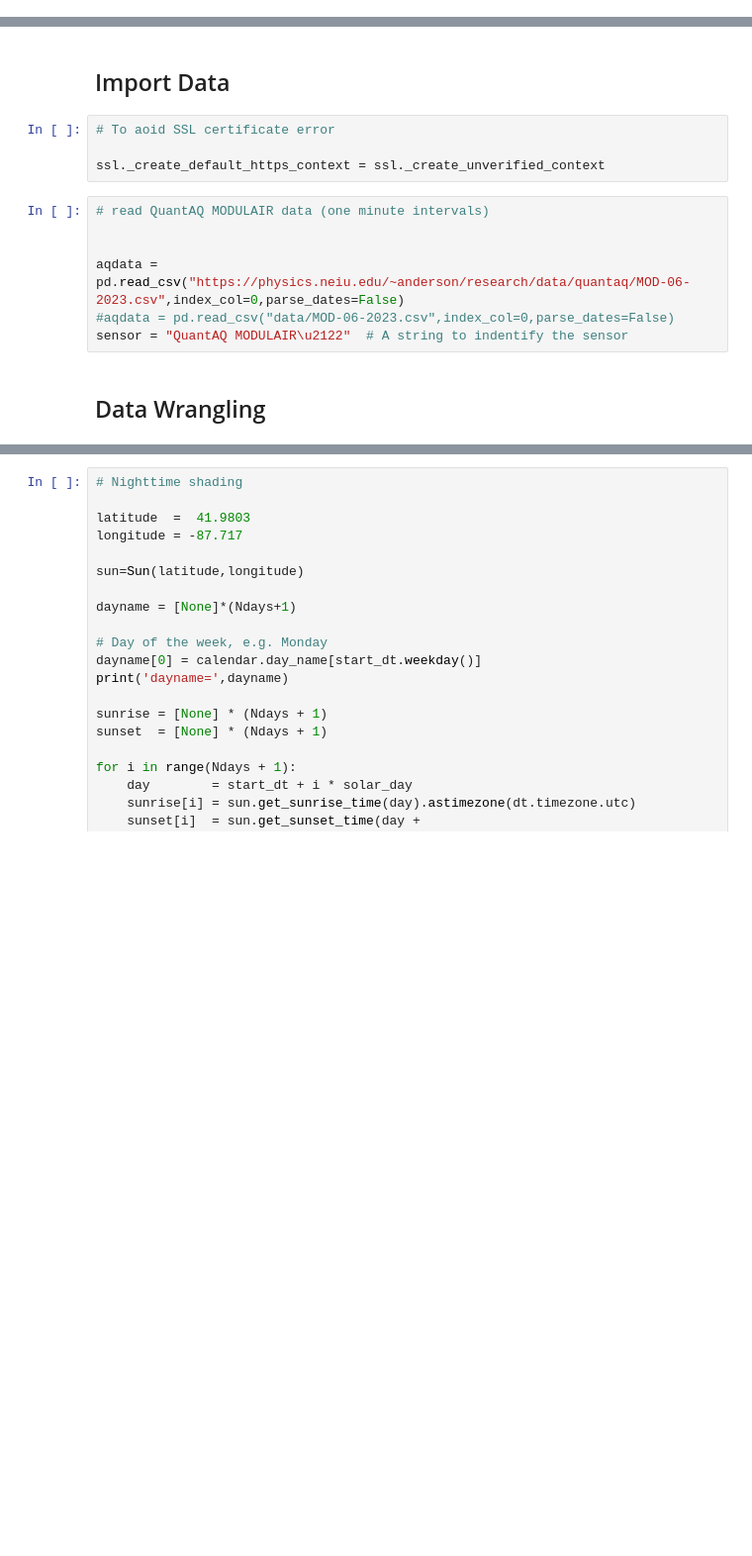
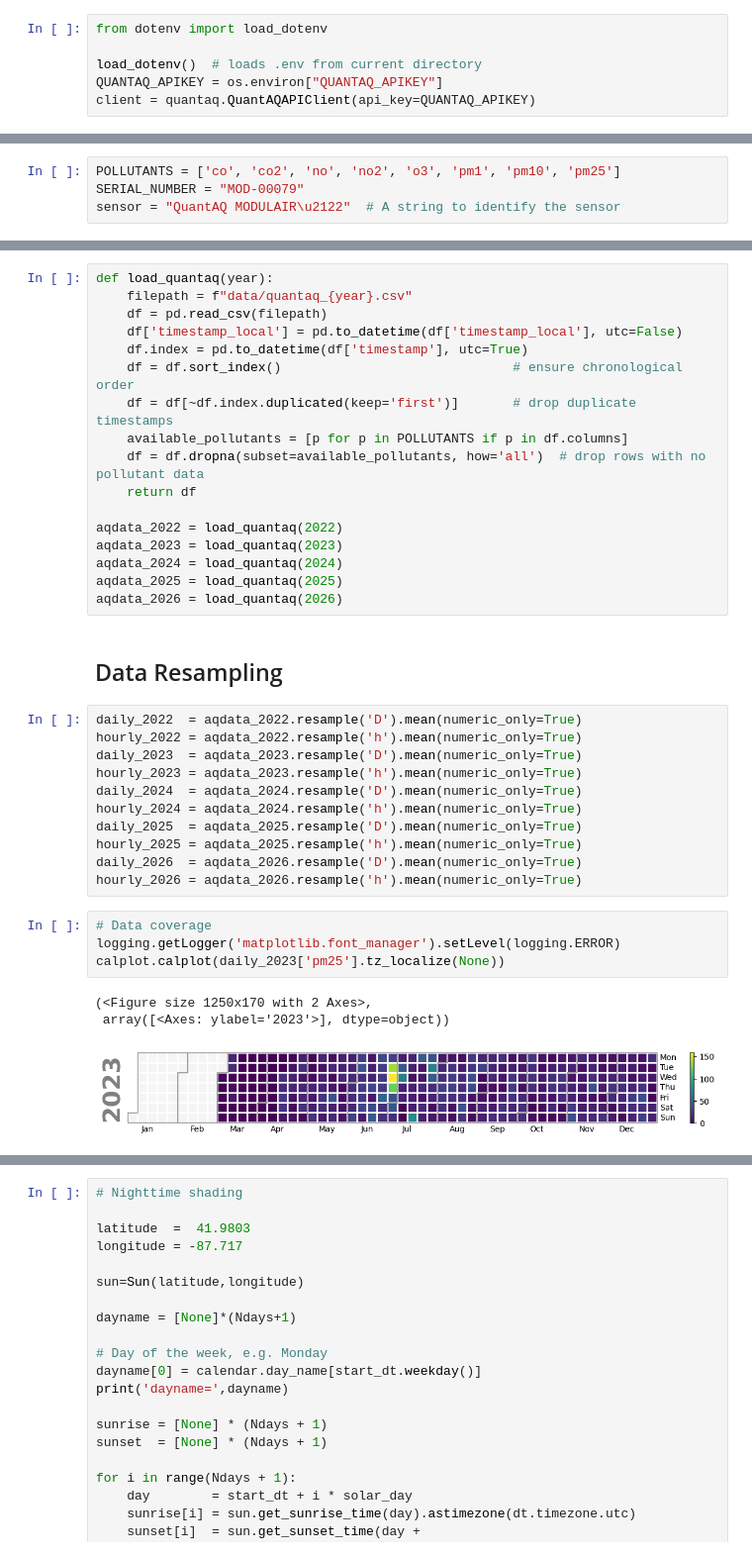
Before and after one commit to gregorywanderson/air_quality, a Jupyter notebook: modulair_examples.ipynb, the cells around one changed output, grey strips where cells are left out. Shown at 99% size. Saved outputs shown, nothing was run; the diff lists cells and outputs as text; blank space fills up the shorter version.

Commit message:
Added downoads from QuantQA cloud, and writing a local data archive

```diff
--- a/modulair_examples.ipynb
+++ b/modulair_examples.ipynb
@@ -21,0 +39,6 @@ from suntime import Sun
+# %%
+from dotenv import load_dotenv
+
+load_dotenv()  # loads .env from current directory
+QUANTAQ_APIKEY = os.environ["QUANTAQ_APIKEY"]
+client = quantaq.QuantAQAPIClient(api_key=QUANTAQ_APIKEY)
@@ -21,0 +48,4 @@ from suntime import Sun
+# %%
+POLLUTANTS = ['co', 'co2', 'no', 'no2', 'o3', 'pm1', 'pm10', 'pm25']
+SERIAL_NUMBER = "MOD-00079"
+sensor = "QuantAQ MODULAIR\u2122"  # A string to identify the sensor
@@ -22,16 +100,39 @@ from suntime import Sun
+# %%
+def load_quantaq(year):
+    filepath = f"data/quantaq_{year}.csv"
+    df = pd.read_csv(filepath)
+    df['timestamp_local'] = pd.to_datetime(df['timestamp_local'], utc=False)
+    df.index = pd.to_datetime(df['timestamp'], utc=True)
+    df = df.sort_index()                              # ensure chronological order
+    df = df[~df.index.duplicated(keep='first')]       # drop duplicate timestamps
+    available_pollutants = [p for p in POLLUTANTS if p in df.columns]
+    df = df.dropna(subset=available_pollutants, how='all')  # drop rows with no pollutant data
+    return df
+
+aqdata_2022 = load_quantaq(2022)
+aqdata_2023 = load_quantaq(2023)
+aqdata_2024 = load_quantaq(2024)
+aqdata_2025 = load_quantaq(2025)
+aqdata_2026 = load_quantaq(2026)
 # %% [markdown]
-## Import Data
+## Data Resampling
-# %%
-# To aoid SSL certificate error
-
-ssl._create_default_https_context = ssl._create_unverified_context
-# %%
-# read QuantAQ MODULAIR data (one minute intervals)
-
-
-aqdata = pd.read_csv("https://physics.neiu.edu/~anderson/research/data/quantaq/MOD-06-2023.csv",index_col=0,parse_dates=False)
-#aqdata = pd.read_csv("data/MOD-06-2023.csv",index_col=0,parse_dates=False)
-sensor = "QuantAQ MODULAIR\u2122"  # A string to indentify the sensor
-# %% [markdown]
-## Data Wrangling
+# %%
+daily_2022  = aqdata_2022.resample('D').mean(numeric_only=True)
+hourly_2022 = aqdata_2022.resample('h').mean(numeric_only=True)
+daily_2023  = aqdata_2023.resample('D').mean(numeric_only=True)
+hourly_2023 = aqdata_2023.resample('h').mean(numeric_only=True)
+daily_2024  = aqdata_2024.resample('D').mean(numeric_only=True)
+hourly_2024 = aqdata_2024.resample('h').mean(numeric_only=True)
+daily_2025  = aqdata_2025.resample('D').mean(numeric_only=True)
+hourly_2025 = aqdata_2025.resample('h').mean(numeric_only=True)
+daily_2026  = aqdata_2026.resample('D').mean(numeric_only=True)
+hourly_2026 = aqdata_2026.resample('h').mean(numeric_only=True)
+# %%
+# Data coverage
+logging.getLogger('matplotlib.font_manager').setLevel(logging.ERROR)
+calplot.calplot(daily_2023['pm25'].tz_localize(None))
+# %% [output]
+(<Figure size 1250x170 with 2 Axes>,
+ array([<Axes: ylabel='2023'>], dtype=object))
+[figure, added]
 # %%
```
Also changed, not shown: parts of 13 cells of this notebook.
